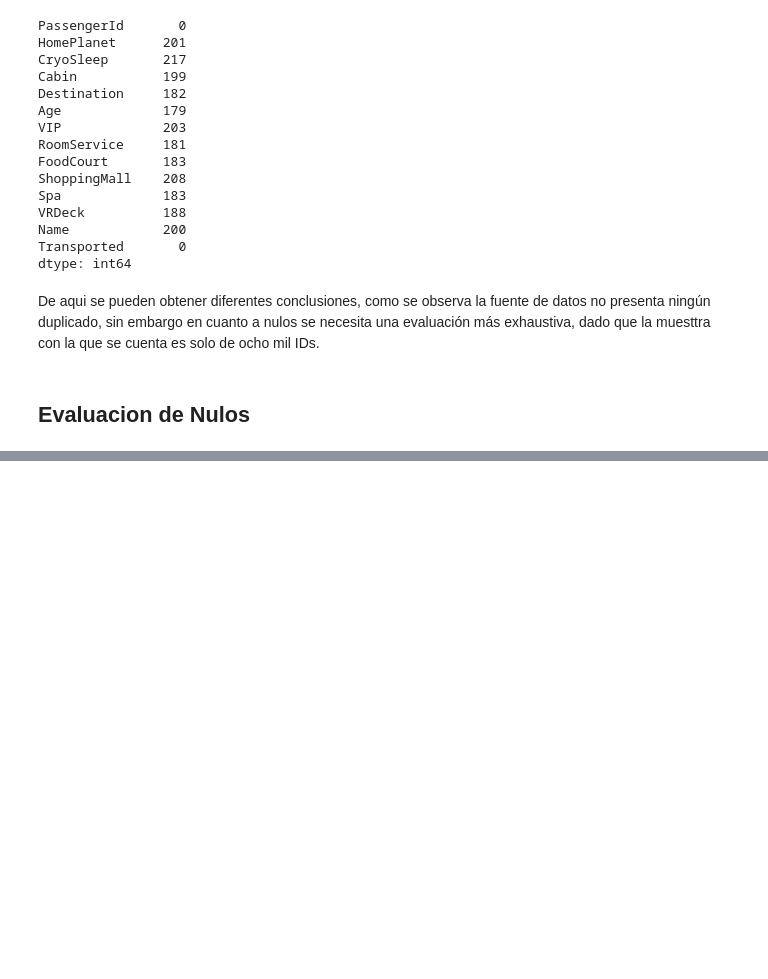
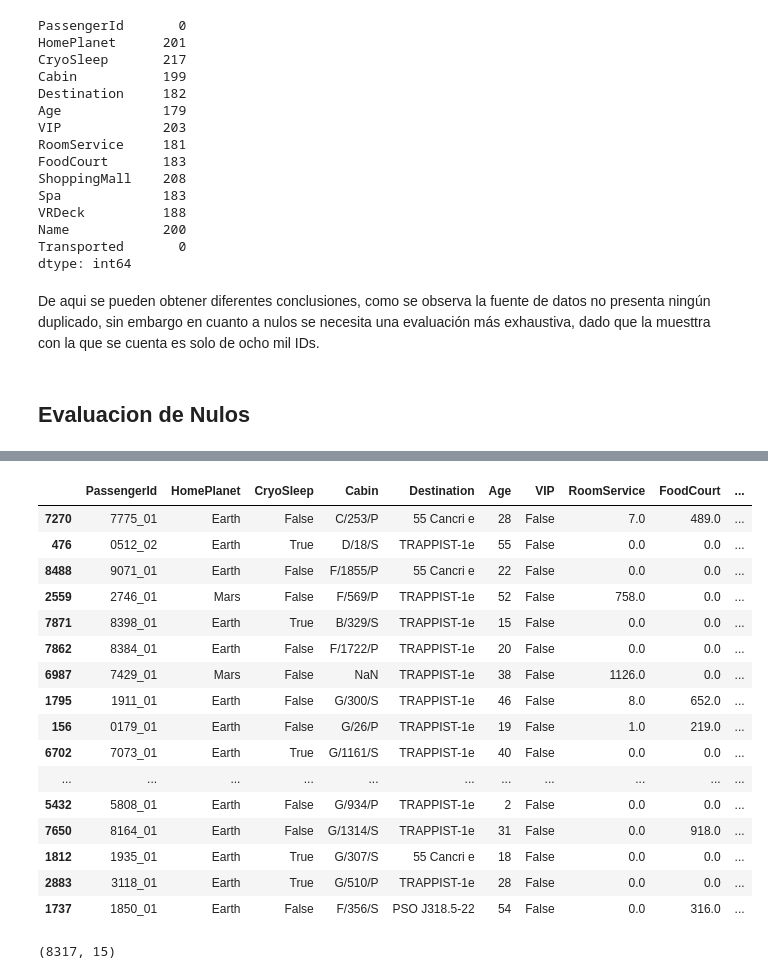
Before and after one commit to miguelangelmcgl/kaggle_competitions, a Jupyter notebook: Spaceship_Titanic/notebooks/Spaceship_Titanic_EGAH.ipynb, the cells around one changed output, grey strips where cells are left out. Drawn from its saved outputs; the diff is of its cells as text; code cells hidden in the pictures; blank space fills up the shorter version.

```diff
--- a/Spaceship_Titanic/notebooks/Spaceship_Titanic_EGAH.ipynb
+++ b/Spaceship_Titanic/notebooks/Spaceship_Titanic_EGAH.ipynb
@@ -103,0 +273,21 @@ df.loc[(df["RoomService"].isna()==True) & (df["CryoSleep"]==True),["RoomService"
+# %%
+df_grouped = pd.DataFrame(df.groupby(["Name"]).size().sort_values(ascending=False),columns=["Total_Nombres"])
+df[df["Name"].isin(df_grouped[df_grouped["Total_Nombres"]>1].index)].sort_values(["Name"]).drop_duplicates(["Name"],keep="first")
+# %% [output]
+|  | PassengerId | HomePlanet | CryoSleep | Cabin | Destination | Age | VIP | RoomService | FoodCourt | ... |
+| 7270 | 7775_01 | Earth | False | C/253/P | 55 Cancri e | 28 | False | 7.0 | 489.0 | ... |
+| 476 | 0512_02 | Earth | True | D/18/S | TRAPPIST-1e | 55 | False | 0.0 | 0.0 | ... |
+| 8488 | 9071_01 | Earth | False | F/1855/P | 55 Cancri e | 22 | False | 0.0 | 0.0 | ... |
+| 2559 | 2746_01 | Mars | False | F/569/P | TRAPPIST-1e | 52 | False | 758.0 | 0.0 | ... |
+| 7871 | 8398_01 | Earth | True | B/329/S | TRAPPIST-1e | 15 | False | 0.0 | 0.0 | ... |
+| 7862 | 8384_01 | Earth | False | F/1722/P | TRAPPIST-1e | 20 | False | 0.0 | 0.0 | ... |
+| 6987 | 7429_01 | Mars | False | NaN | TRAPPIST-1e | 38 | False | 1126.0 | 0.0 | ... |
+| 1795 | 1911_01 | Earth | False | G/300/S | TRAPPIST-1e | 46 | False | 8.0 | 652.0 | ... |
+| 156 | 0179_01 | Earth | False | G/26/P | TRAPPIST-1e | 19 | False | 1.0 | 219.0 | ... |
+| 6702 | 7073_01 | Earth | True | G/1161/S | TRAPPIST-1e | 40 | False | 0.0 | 0.0 | ... |
+| ... | ... | ... | ... | ... | ... | ... | ... | ... | ... | ... |
+| 5432 | 5808_01 | Earth | False | G/934/P | TRAPPIST-1e | 2 | False | 0.0 | 0.0 | ... |
+| 7650 | 8164_01 | Earth | False | G/1314/S | TRAPPIST-1e | 31 | False | 0.0 | 918.0 | ... |
+| 1812 | 1935_01 | Earth | True | G/307/S | 55 Cancri e | 18 | False | 0.0 | 0.0 | ... |
+| 2883 | 3118_01 | Earth | True | G/510/P | TRAPPIST-1e | 28 | False | 0.0 | 0.0 | ... |
+| 1737 | 1850_01 | Earth | False | F/356/S | PSO J318.5-22 | 54 | False | 0.0 | 316.0 | ... |
@@ -108,0 +306,4 @@ for i in bill_Amount:
+# %%
+df.shape
+# %% [output]
+(8317, 15)
```
Also changed, not shown: parts of 50 cells of this notebook.
